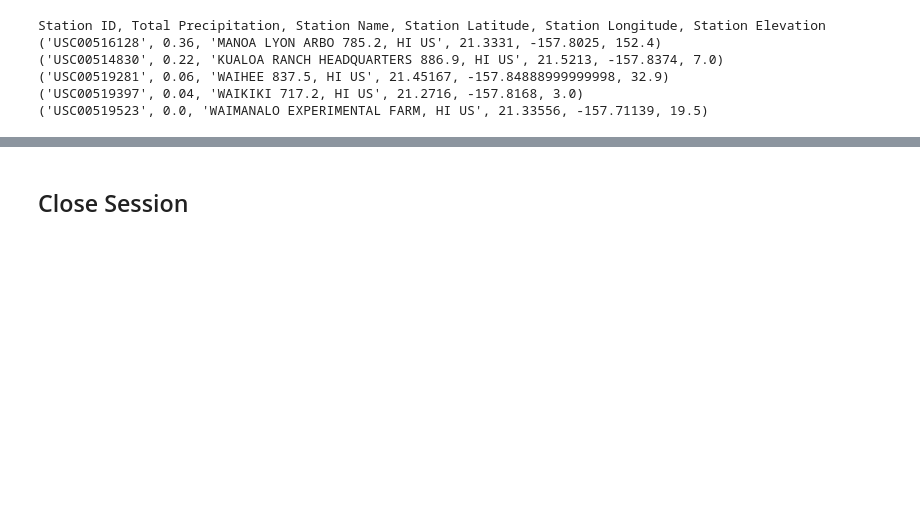
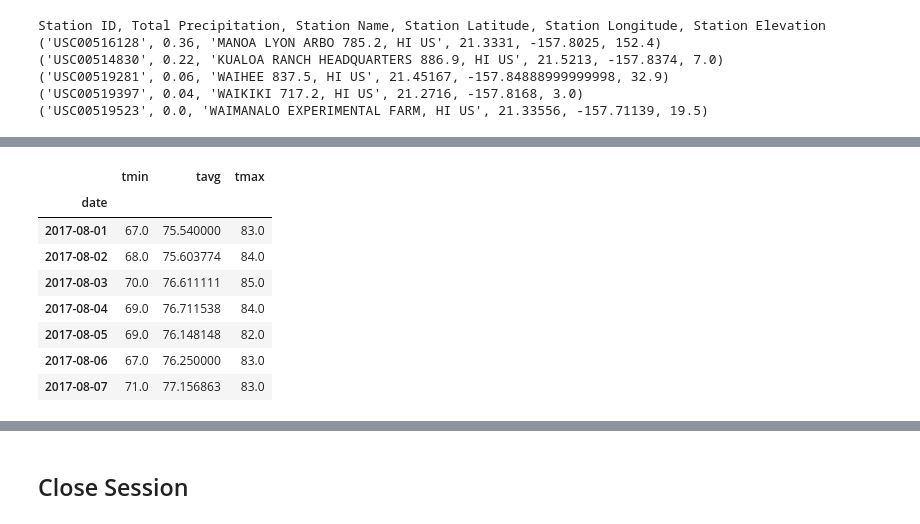
Before and after one commit to sarahDH615/sqlalchemy-challenge, a Jupyter notebook: temp_rainfall.ipynb, the cells around one changed output, grey strips where cells are left out. Saved outputs shown, nothing was run; the diff lists cells and outputs as text; code cells hidden in the pictures; blank space fills up the shorter version.

```diff
--- a/temp_rainfall.ipynb
+++ b/temp_rainfall.ipynb
@@ -141,0 +129,7 @@ end_date = '2017-08-07'
+# %%
+# calculate the daily normals for your trip
+# push each tuple of calculations into a list called `normals`
+# create a range of dates covering the trip duration
+dates = session.query(Measurement.date).filter(Measurement.date >=start_date, Measurement.date <=end_date).group_by(Measurement.date)
+date_list = [x[0] for x in dates]
+date_list
@@ -142,4 +167,19 @@ end_date = '2017-08-07'
 # %%
 # Load the previous query results into a Pandas DataFrame and add the `trip_dates` range as the `date` index
+normals_df = pd.DataFrame({
+    'date': date_list, 'tmin': tmins, 'tavg': tavgs, 'tmax': tmaxs
+})
+normals_df.set_index('date', inplace=True, drop=True)
+normals_df
+# %% [output]
+|  | tmin | tavg | tmax |
+| date |  |  |  |
+| 2017-08-01 | 67.0 | 75.540000 | 83.0 |
+| 2017-08-02 | 68.0 | 75.603774 | 84.0 |
+| 2017-08-03 | 70.0 | 76.611111 | 85.0 |
+| 2017-08-04 | 69.0 | 76.711538 | 84.0 |
+| 2017-08-05 | 69.0 | 76.148148 | 82.0 |
+| 2017-08-06 | 67.0 | 76.250000 | 83.0 |
+| 2017-08-07 | 71.0 | 77.156863 | 83.0 |
 # %%
 # Plot the daily normals as an area plot with `stacked=False`
```
Also changed, not shown: parts of 10 cells of this notebook.
